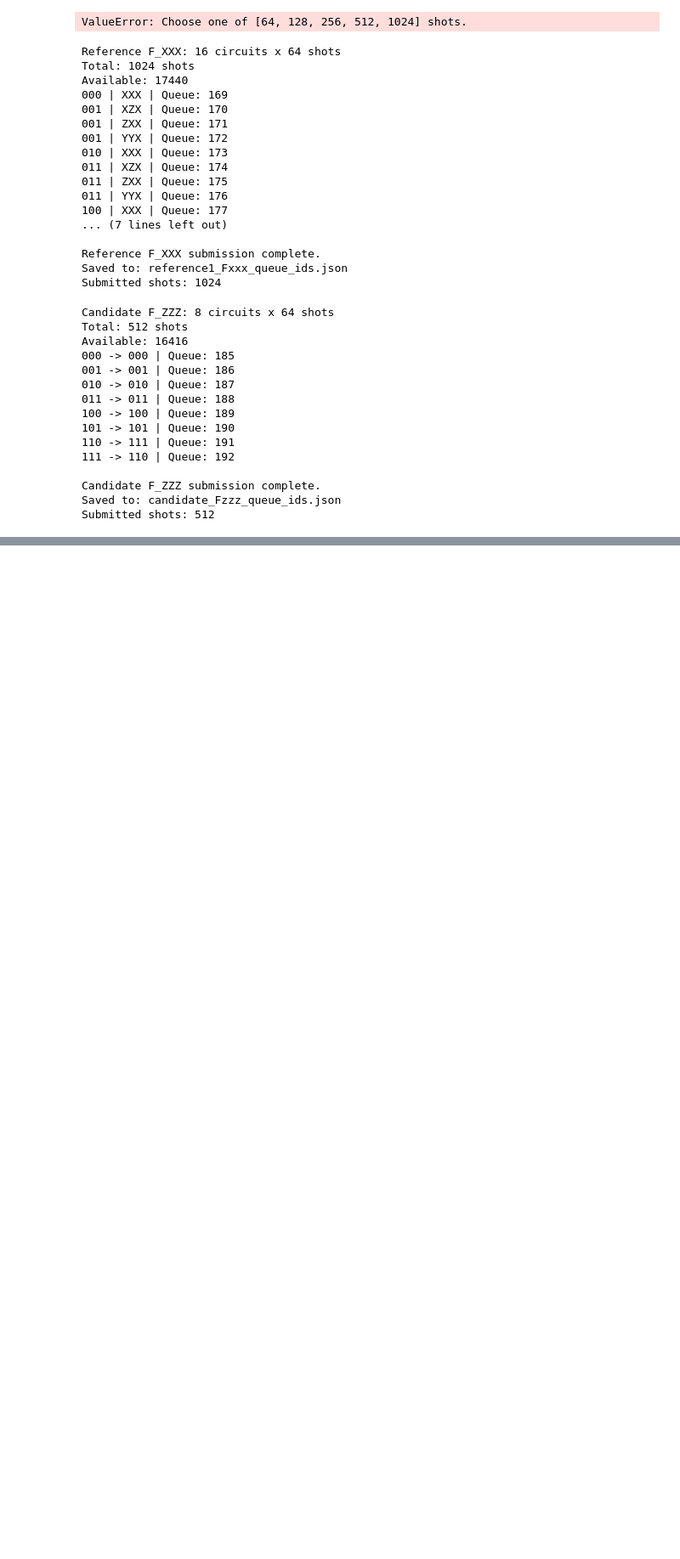
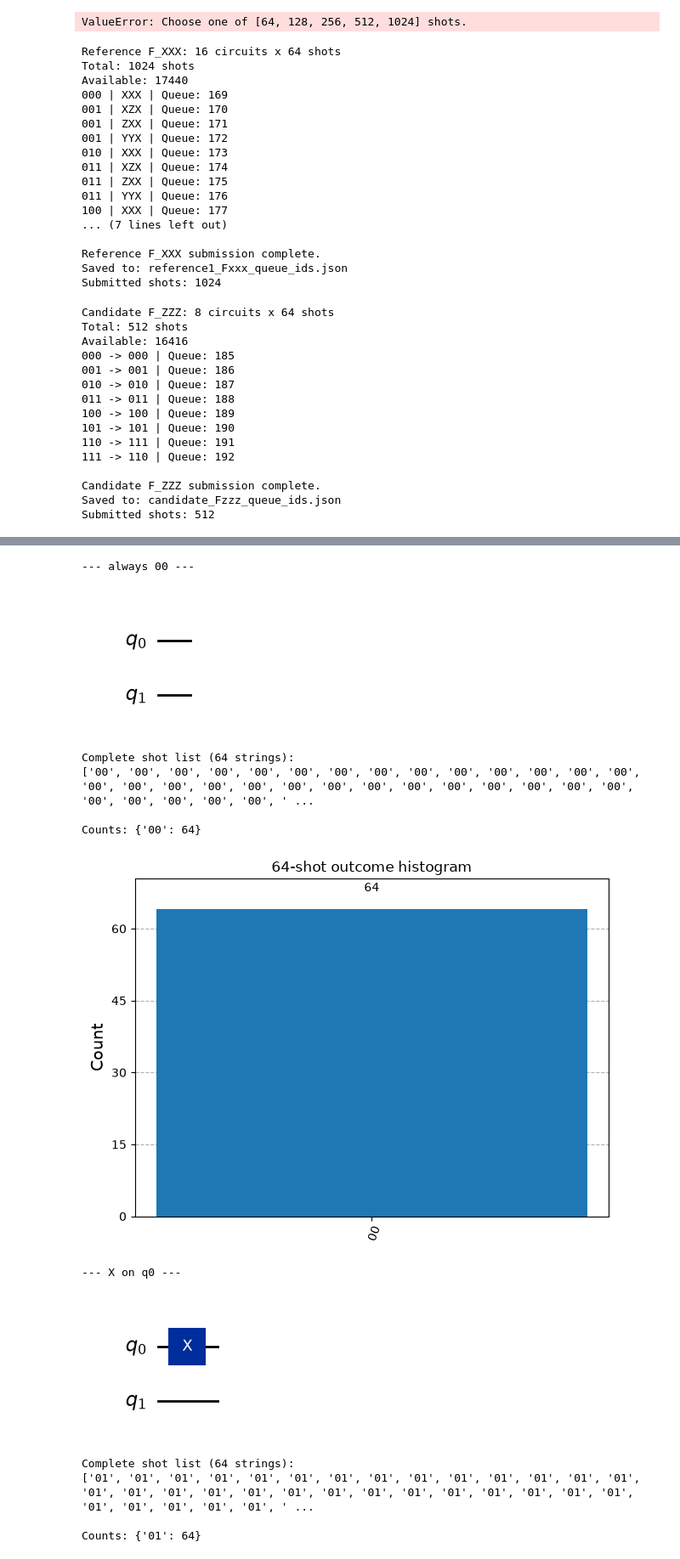
Before and after one commit to rahinarrianislam/DQCIntroChallenge, a Jupyter notebook: notebooks/Toffoli_Hardware_Hackathon_Challenge.ipynb, the cells around one changed output, grey strips where cells are left out. Shown at 85% size. Cells and saved outputs as stored; diff of their text form; code cells hidden in the pictures; blank space fills up the shorter version.

```diff
--- a/notebooks/Toffoli_Hardware_Hackathon_Challenge.ipynb
+++ b/notebooks/Toffoli_Hardware_Hackathon_Challenge.ipynb
@@ -1968,0 +2110,49 @@ Submitted shots: 512
+# %%
+def run_and_show_memory(circuit, shots=64, seed=7):
+    """Run a teaching circuit, print every sampled bitstring, and plot counts."""
+    measured = circuit.copy()
+    measured.measure_all()
+    result = AerSimulator(seed_simulator=seed).run(
+        measured, shots=shots, memory=True
+    ).result()
+    bitstrings = result.get_memory(measured)
+    counts = Counter(bitstrings)
+    print(f'Complete shot list ({len(bitstrings)} strings):')
+    print(bitstrings)
+    print('\nCounts:', dict(sorted(counts.items())))
+    figure = plot_histogram(counts, title=f'{shots}-shot outcome histogram')
+    display(figure)
+    plt.close(figure)
+    return bitstrings, counts
+
+basic_circuits = {}
+
+basic_circuits['always 00'] = QuantumCircuit(2)
+
+x_on_first = QuantumCircuit(2)
+x_on_first.x(0)
+basic_circuits['X on q0'] = x_on_first
+
+bell = QuantumCircuit(2)
+bell.h(0)
+bell.cx(0, 1)
+basic_circuits['Bell-state circuit'] = bell
+
+for name, circuit in basic_circuits.items():
+    print(f'\n--- {name} ---')
+    display(circuit.draw('mpl'))
+    run_and_show_memory(circuit, shots=64)
+# %% [output]
+--- always 00 ---
+[figure, added]
+Complete shot list (64 strings):
+['00', '00', '00', '00', '00', '00', '00', '00', '00', '00', '00', '00', '00', '00', '00', '00', '00', '00', '00', '00', '00', '00', '00', '00', '00', '00', '00', '00', '00', '00', '00', '00', '00', ' ...
+
+Counts: {'00': 64}
+[figure, added]
+--- X on q0 ---
+[figure, added]
+Complete shot list (64 strings):
+['01', '01', '01', '01', '01', '01', '01', '01', '01', '01', '01', '01', '01', '01', '01', '01', '01', '01', '01', '01', '01', '01', '01', '01', '01', '01', '01', '01', '01', '01', '01', '01', '01', ' ...
+
+Counts: {'01': 64}
```
Also changed, not shown: parts of 50 cells of this notebook.
